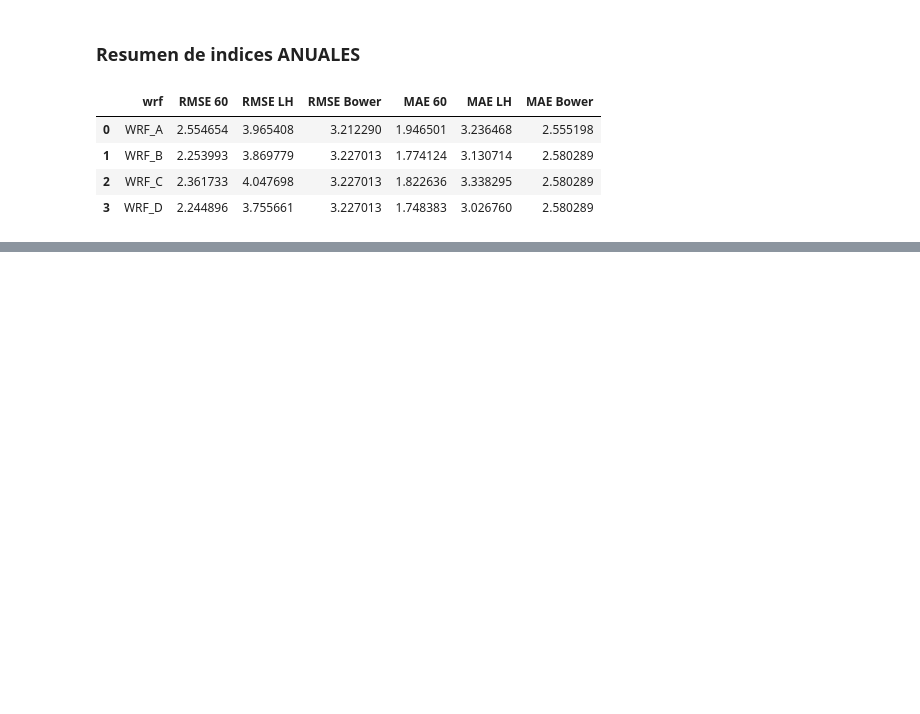
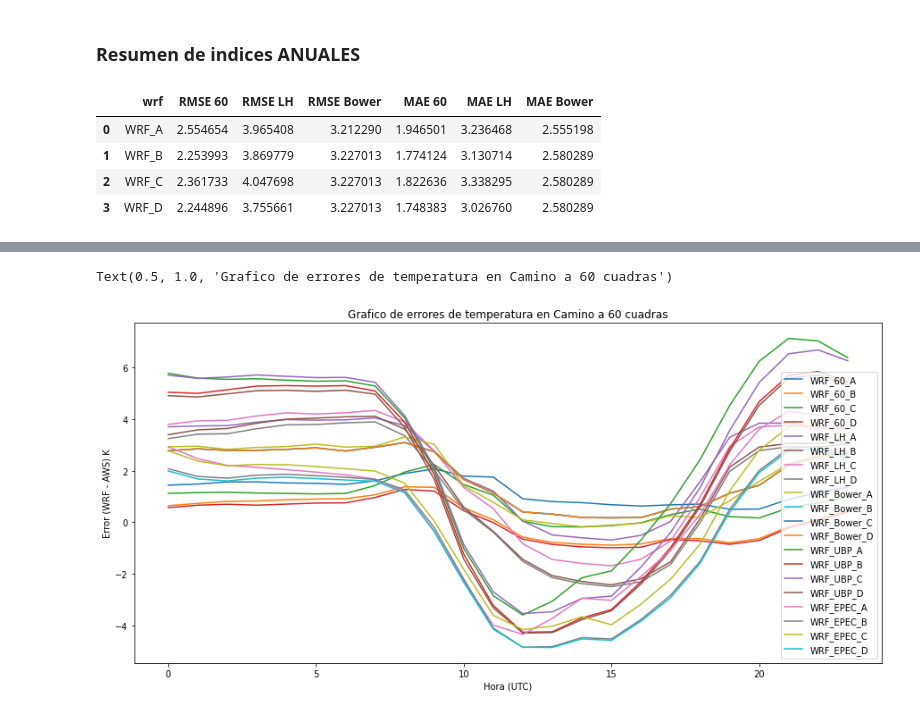
Before and after one commit to OHMC/Calibracion-Temperatura, a Jupyter notebook: notebooks/Comparaciones WRF Emas.ipynb, the cells around one changed output, grey strips where cells are left out. Drawn from its saved outputs; the diff is of its cells as text; code cells hidden in the pictures; blank space fills up the shorter version.

```diff
--- a/notebooks/Comparaciones WRF Emas.ipynb
+++ b/notebooks/Comparaciones WRF Emas.ipynb
@@ -204,0 +275,14 @@ dfIndices
+# %%
+wrf_epec_A = pd.read_pickle('../pickles/T2_A_EPEC')
+wrf_epec_B = pd.read_pickle('../pickles/T2_B_EPEC')
+wrf_epec_C = pd.read_pickle('../pickles/T2_C_EPEC')
+wrf_epec_D = pd.read_pickle('../pickles/T2_D_EPEC')
+# %%
+filename = 'omixom_EPEC.csv'
+path = f"{base}{filename}"
+aws_EPEC = mt.fromCSVtoDF(path)
+# %%
+dfTmp_EPEC_A = mt.getAWSvsWRF(wrf_epec_A, aws_EPEC, 'EPEC', 'A')
+dfTmp_EPEC_B = mt.getAWSvsWRF(wrf_epec_B, aws_EPEC, 'EPEC', 'B')
+dfTmp_EPEC_C = mt.getAWSvsWRF(wrf_epec_C, aws_EPEC, 'EPEC', 'C')
+dfTmp_EPEC_D = mt.getAWSvsWRF(wrf_epec_D, aws_EPEC, 'EPEC', 'D')
@@ -204,0 +307,39 @@ dfIndices
+# %%
+data_EPEC_A, rmse_EPEC_A, mae_EPEC_A = mt.getMetricas(dfTmp_EPEC_A, 'EPEC', 'A')
+data_EPEC_B, rmse_EPEC_B, mae_EPEC_B = mt.getMetricas(dfTmp_EPEC_B, 'EPEC', 'B')
+data_EPEC_C, rmse_EPEC_C, mae_EPEC_C = mt.getMetricas(dfTmp_EPEC_C, 'EPEC', 'C')
+data_EPEC_D, rmse_EPEC_D, mae_EPEC_D = mt.getMetricas(dfTmp_EPEC_D, 'EPEC', 'D')
+# %%
+ax = plt.gca()
+
+data_60_A.plot(kind='line', ax=ax, figsize=(15,7))
+data_60_B.plot(kind='line', ax=ax, figsize=(15,7))
+data_60_C.plot(kind='line', ax=ax, figsize=(15,7))
+data_60_D.plot(kind='line', ax=ax, figsize=(15,7))
+
+data_LH_A.plot(kind='line', ax=ax, figsize=(15,7))
+data_LH_B.plot(kind='line', ax=ax, figsize=(15,7))
+data_LH_C.plot(kind='line', ax=ax, figsize=(15,7))
+data_LH_D.plot(kind='line', ax=ax, figsize=(15,7))
+
+data_Bower_A.plot(kind='line', ax=ax, figsize=(15,7))
+data_Bower_B.plot(kind='line', ax=ax, figsize=(15,7))
+data_Bower_C.plot(kind='line', ax=ax, figsize=(15,7))
+data_Bower_D.plot(kind='line', ax=ax, figsize=(15,7))
+
+data_UBP_A.plot(kind='line', ax=ax, figsize=(15,7))
+data_UBP_B.plot(kind='line', ax=ax, figsize=(15,7))
+data_UBP_C.plot(kind='line', ax=ax, figsize=(15,7))
+data_UBP_D.plot(kind='line', ax=ax, figsize=(15,7))
+
+data_EPEC_A.plot(kind='line', ax=ax, figsize=(15,7))
+data_EPEC_B.plot(kind='line', ax=ax, figsize=(15,7))
+data_EPEC_C.plot(kind='line', ax=ax, figsize=(15,7))
+data_EPEC_D.plot(kind='line', ax=ax, figsize=(15,7))
+
+plt.xlabel('Hora (UTC)')
+plt.ylabel('Error (WRF - AWS) K')
+plt.title('Grafico de errores de temperatura en Camino a 60 cuadras')
+# %% [output]
+Text(0.5, 1.0, 'Grafico de errores de temperatura en Camino a 60 cuadras')
+[figure, added]
```
Also changed, not shown: parts of 10 cells of this notebook, 1 other file.
